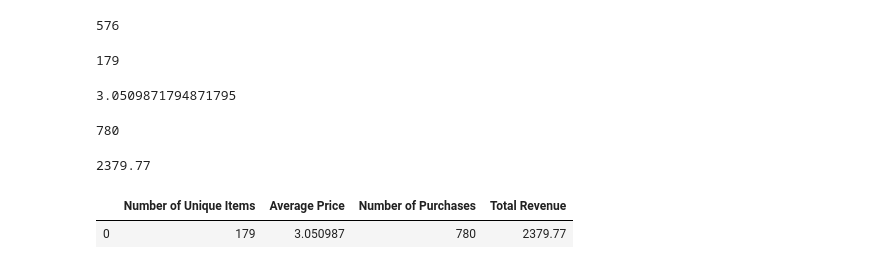
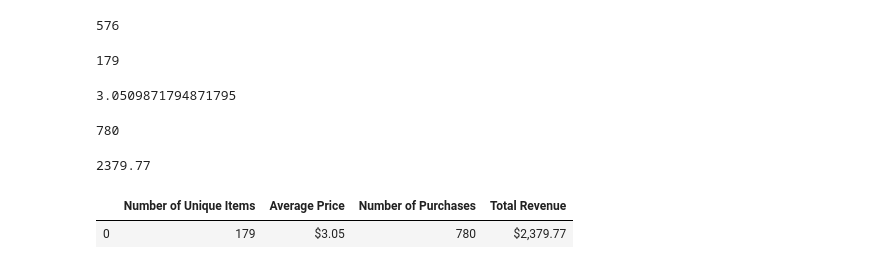
Before and after one commit to jran14/pandas-challenge, a Jupyter notebook: HerosOfPymoli/HerosOfPymoli.ipynb, the cells around one changed output. Saved outputs shown, nothing was run; the diff lists cells and outputs as text; code cells hidden in the pictures.

```diff
--- a/HerosOfPymoli/HerosOfPymoli.ipynb
+++ b/HerosOfPymoli/HerosOfPymoli.ipynb
@@ -63,9 +65,12 @@ total_rev
 # %%
 # Print a Summary table of game_titles, avg_price, total_rev
 data= [(game_titles, avg_price, total_purch, total_rev)]
 summary_df=pd.DataFrame(data,columns= ['Number of Unique Items', 'Average Price', 'Number of Purchases', 'Total Revenue'])
+
+#format the price and revenu columns to currency
+summary_df['Average Price']=summary_df['Average Price'].map('${:,.2f}'.format)
+summary_df['Total Revenue']=summary_df['Total Revenue'].map('${:,.2f}'.format)
 summary_df
-#Needs formatting
 # %% [output]
 |  | Number of Unique Items | Average Price | Number of Purchases | Total Revenue |
-| 0 | 179 | 3.050987 | 780 | 2379.77 |
+| 0 | 179 | $3.05 | 780 | $2,379.77 |
```
Also changed, not shown: parts of 21 cells of this notebook.
